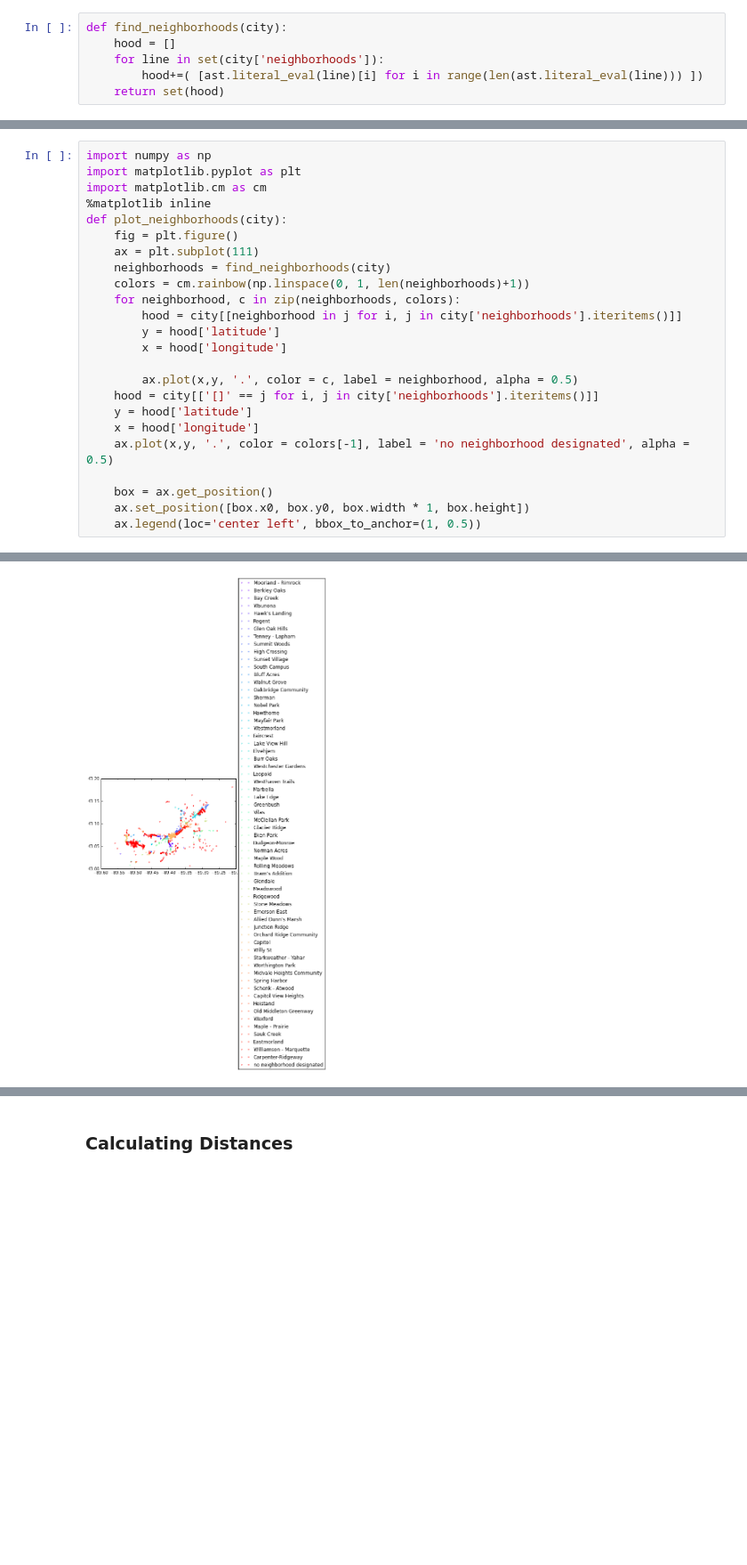
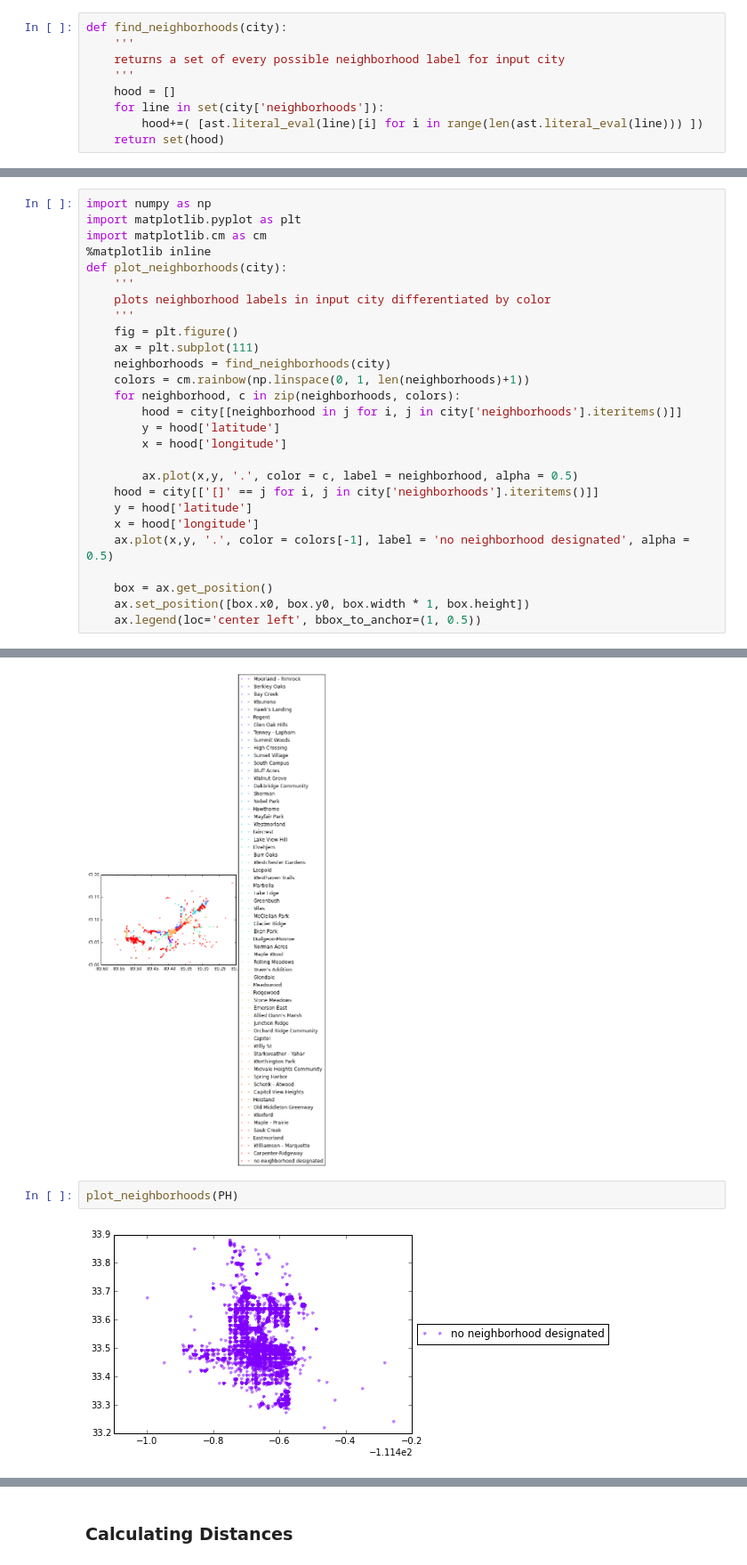
Before and after one commit to drsaltiel/GA_final, a Jupyter notebook: exploration.ipynb, the cells around one changed output, grey strips where cells are left out. Shown at 89% size. Drawn from its saved outputs; the diff is of its cells as text; blank space fills up the shorter version.

```diff
--- a/exploration.ipynb
+++ b/exploration.ipynb
@@ -225,6 +245,9 @@ len(LV_no_label)/float(len(LV))
 ###Plotting Neighborhoods
 # %%
 def find_neighborhoods(city):
+    '''
+    returns a set of every possible neighborhood label for input city
+    '''
     hood = []
     for line in set(city['neighborhoods']):
         hood+=( [ast.literal_eval(line)[i] for i in range(len(ast.literal_eval(line))) ])
@@ -254,6 +277,9 @@ import matplotlib.pyplot as plt
 import matplotlib.cm as cm
 %matplotlib inline
 def plot_neighborhoods(city):
+    '''
+    plots neighborhood labels in input city differentiated by color
+    '''
     fig = plt.figure()
     ax = plt.subplot(111)
     neighborhoods = find_neighborhoods(city)
@@ -284,3 +310,7 @@ plot_neighborhoods(ED)
 plot_neighborhoods(MD)
 # %% [output]
 [figure]
+# %%
+plot_neighborhoods(PH)
+# %% [output]
+[figure, added]
```
Also changed, not shown: parts of 8 cells of this notebook.
